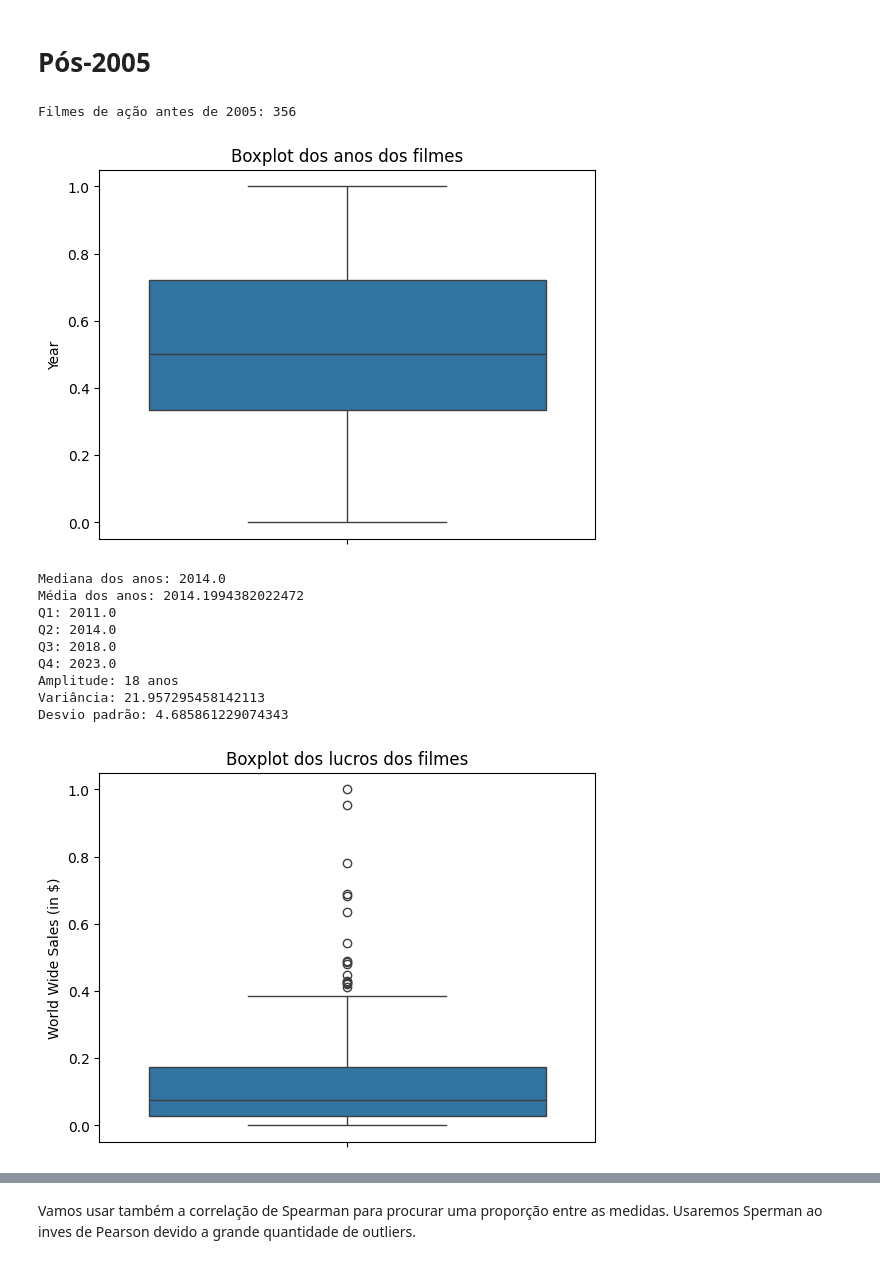
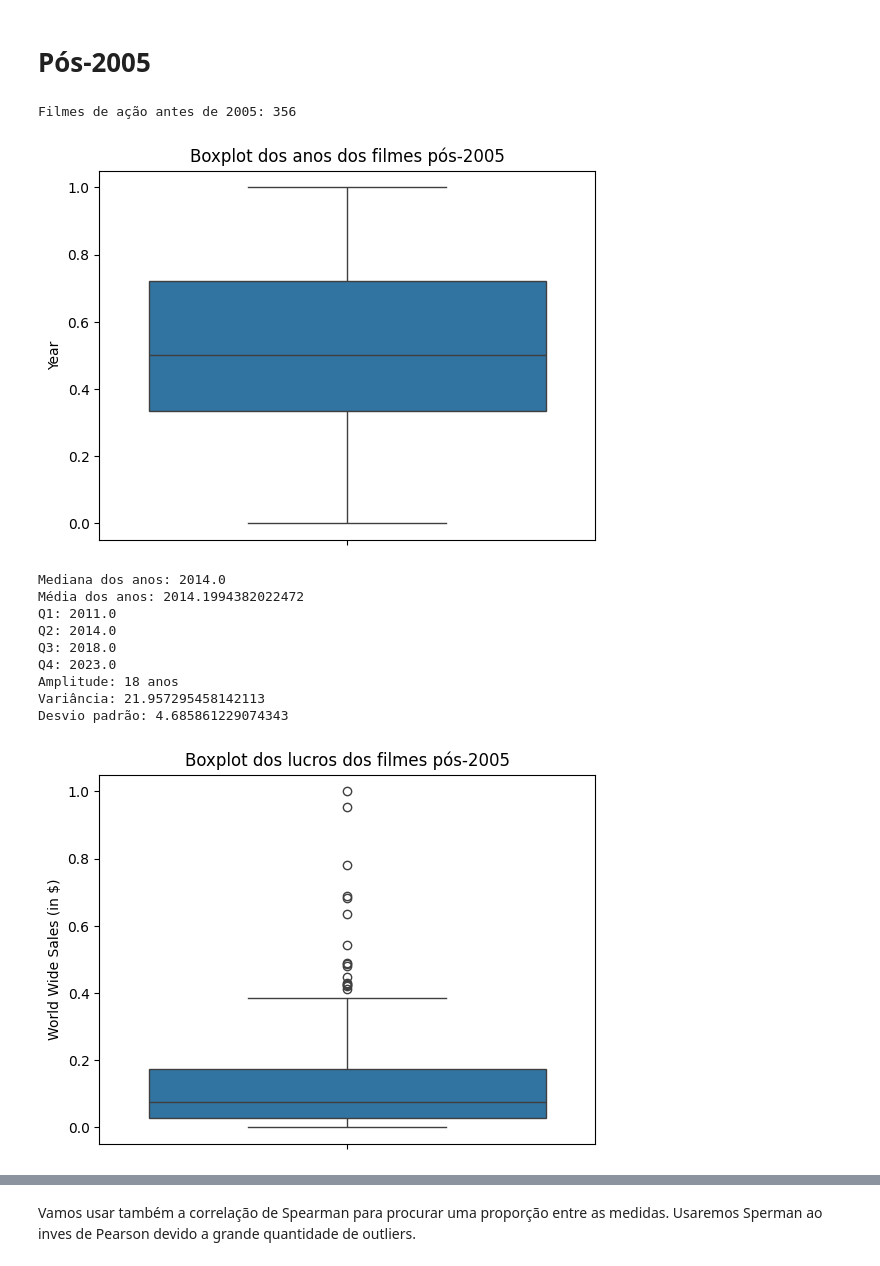
Before and after one commit to gabrielaniceto1/TrabalhoEstatistica, a Jupyter notebook: pergunta1.ipynb, the cells around one changed output, grey strips where cells are left out. Saved outputs shown, nothing was run; the diff lists cells and outputs as text; code cells hidden in the pictures.

```diff
--- a/pergunta1.ipynb
+++ b/pergunta1.ipynb
@@ -267,36 +267,36 @@ df_normalizado_pos["World Wide Sales (in $)"] = (
     (df_action_pos["World Wide Sales (in $)"].max() - df_action_pos["World Wide Sales (in $)"].min())
 )
 sns.boxplot(y=df_normalizado_pos['Year'])
-plt.title("Boxplot dos anos dos filmes")
+plt.title("Boxplot dos anos dos filmes pós-2005")
 plt.show()
 
 print(f"Mediana dos anos: {df_action_pos['Year'].median()}\nMédia dos anos: {df_action_pos['Year'].mean()}")
 print(f"Q1: {df_action_pos['Year'].quantile(.25)}\nQ2: {df_action_pos['Year'].quantile(.50)}\nQ3: {df_action_pos['Year'].quantile(.75)}\nQ4: {df_action_pos['Year'].quantile(1.00)}")
 print(f"Amplitude: {df_action_pos['Year'].max() - df_action_pos['Year'].min()} anos")
 print(f"Variância: {df_action_pos['Year'].var()}")
 print(f"Desvio padrão: {df_action_pos['Year'].std()}")
 print()
 
 sns.boxplot(y=df_normalizado_pos['World Wide Sales (in $)'])
-plt.title("Boxplot dos lucros dos filmes")
+plt.title("Boxplot dos lucros dos filmes pós-2005")
 plt.show()
 
 print(
     f"Mediana das vendas mundiais: {df_action_pos['World Wide Sales (in $)'].median()}\n"
     f"Média das vendas mundiais: {df_action_pos['World Wide Sales (in $)'].mean()}"
 )
 print(
     f"Q1: {df_action_pos['World Wide Sales (in $)'].quantile(0.25)}\n"
     f"Q2: {df_action_pos['World Wide Sales (in $)'].quantile(0.50)}\n"
     f"Q3: {df_action_pos['World Wide Sales (in $)'].quantile(0.75)}\n"
     f"Q4: {df_action_pos['World Wide Sales (in $)'].quantile(1.00)}"
 )
 print(f"Amplitude: {df_action_pos['World Wide Sales (in $)'].max() - df_action_pos['World Wide Sales (in $)'].min()}")
 print(f"Variância: {df_action_pos['World Wide Sales (in $)'].var()}")
 print(f"Desvio padrão: {df_action_pos['World Wide Sales (in $)'].std()}")
 # %% [output]
 Filmes de ação antes de 2005: 356
-[figure, old version]
+[figure, new version]
 Mediana dos anos: 2014.0
 Média dos anos: 2014.1994382022472
 Q1: 2011.0
@@ -306,7 +306,7 @@ Q4: 2023.0
 Amplitude: 18 anos
 Variância: 21.957295458142113
 Desvio padrão: 4.685861229074343
-[figure, old version]
+[figure, new version]
 Mediana das vendas mundiais: 386140292.0
 Média das vendas mundiais: 515166217.0
 Q1: 253329813.75
```
Also changed, not shown: parts of 3 cells of this notebook.
